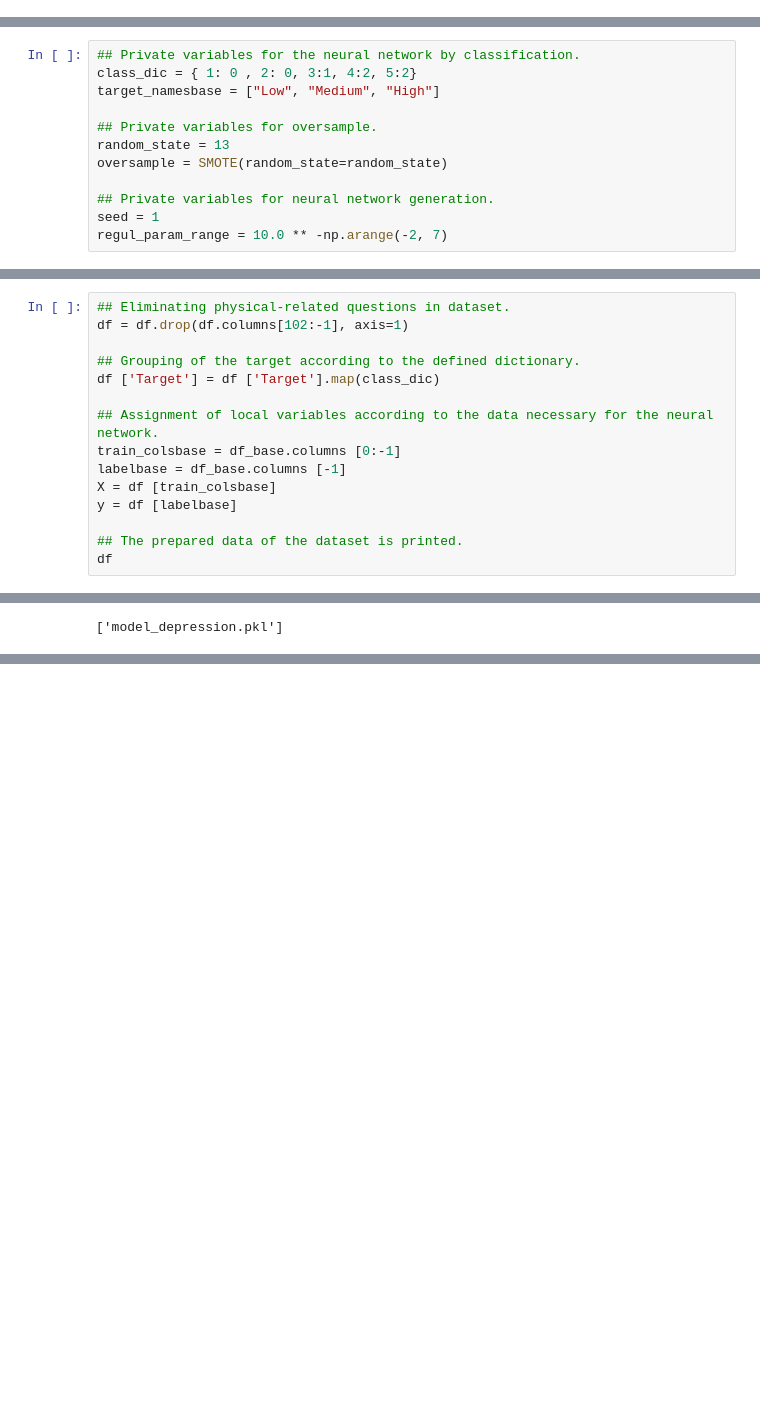
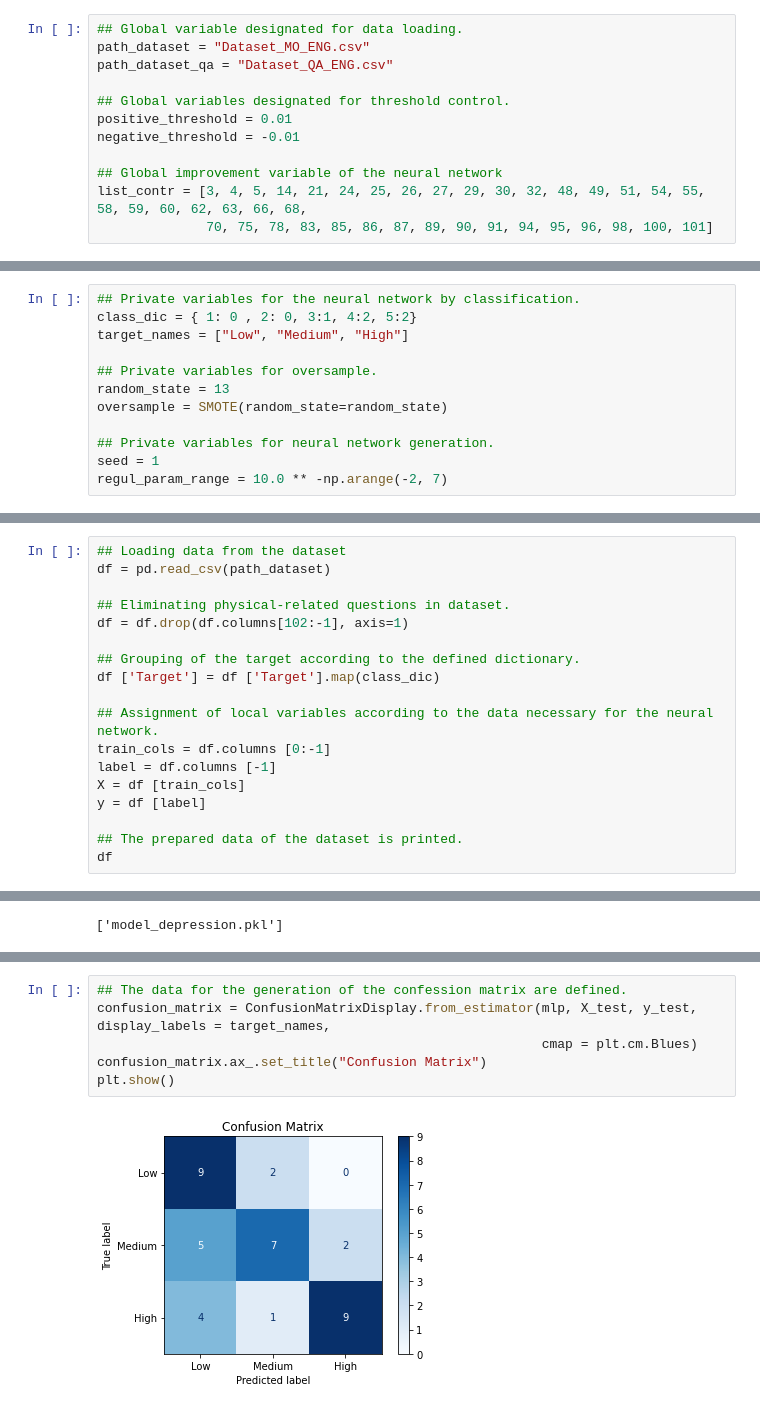
Before and after one commit to Manuel080800/IAE-Psicology, a Jupyter notebook: Red neuronal - Test/Explainers_ANN_Psychology_Classification.ipynb, the cells around one changed output, grey strips where cells are left out. Cells and saved outputs as stored; diff of their text form; blank space fills up the shorter version.

```diff
--- a/Red neuronal - Test/Explainers_ANN_Psychology_Classification.ipynb
+++ b/Red neuronal - Test/Explainers_ANN_Psychology_Classification.ipynb
@@ -34,3 +24,15 @@ negative_threshold = -0.01
+# %%
+## Global variable designated for data loading.
+path_dataset = "Dataset_MO_ENG.csv"
+path_dataset_qa = "Dataset_QA_ENG.csv"
+
+## Global variables designated for threshold control.
+positive_threshold = 0.01
+negative_threshold = -0.01
+
+## Global improvement variable of the neural network
+list_contr = [3, 4, 5, 14, 21, 24, 25, 26, 27, 29, 30, 32, 48, 49, 51, 54, 55, 58, 59, 60, 62, 63, 66, 68,
+              70, 75, 78, 83, 85, 86, 87, 89, 90, 91, 94, 95, 96, 98, 100, 101]
 # %% [markdown]
 ## Defining private variables
 # %% [markdown]
@@ -38,7 +40,7 @@ The following variables defined below cannot be modified since they are an integ
 # %%
 ## Private variables for the neural network by classification.
 class_dic = { 1: 0 , 2: 0, 3:1, 4:2, 5:2}
-target_namesbase = ["Low", "Medium", "High"]
+target_names = ["Low", "Medium", "High"]
 
 ## Private variables for oversample.
 random_state = 13
@@ -52,6 +54,9 @@ regul_param_range = 10.0 ** -np.arange(-2, 7)
 # %% [markdown]
 The data is prepared in order to be processed by the neural network.
 # %%
+## Loading data from the dataset
+df = pd.read_csv(path_dataset)
+
 ## Eliminating physical-related questions in dataset.
 df = df.drop(df.columns[102:-1], axis=1)
 
@@ -59,10 +64,10 @@ df = df.drop(df.columns[102:-1], axis=1)
 df ['Target'] = df ['Target'].map(class_dic)
 
 ## Assignment of local variables according to the data necessary for the neural network.
-train_colsbase = df_base.columns [0:-1]
-labelbase = df_base.columns [-1]
-X = df [train_colsbase]
-y = df [labelbase]
+train_cols = df.columns [0:-1]
+label = df.columns [-1]
+X = df [train_cols]
+y = df [label]
 
 ## The prepared data of the dataset is printed.
 df
@@ -249,0 +259,8 @@ joblib.dump(mlp,"model_depression.pkl")
+# %%
+## The data for the generation of the confession matrix are defined.
+confusion_matrix = ConfusionMatrixDisplay.from_estimator(mlp, X_test, y_test, display_labels = target_names,
+                                                         cmap = plt.cm.Blues)
+confusion_matrix.ax_.set_title("Confusion Matrix")
+plt.show()
+# %% [output]
+[figure, added]
```
Also changed, not shown: parts of 56 cells of this notebook, 7 other files.
